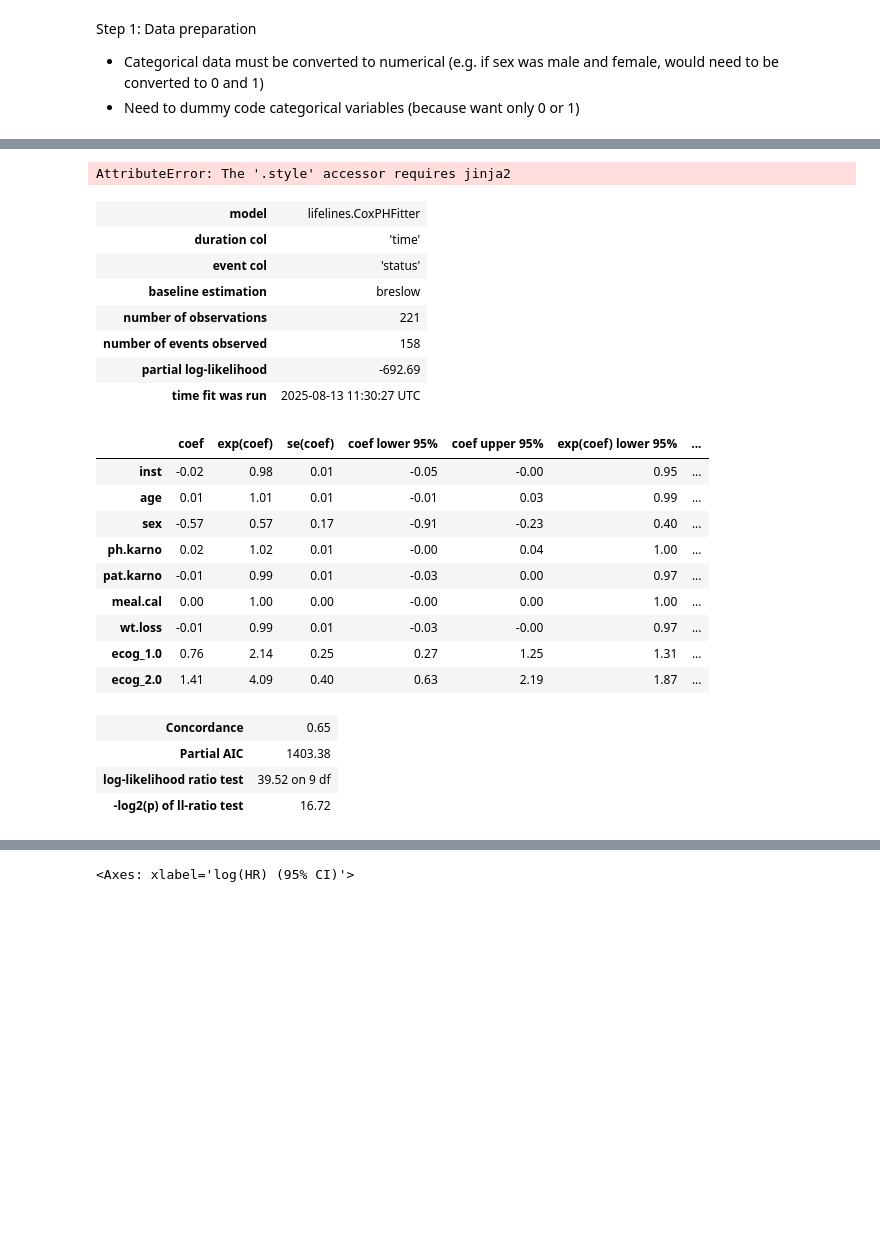
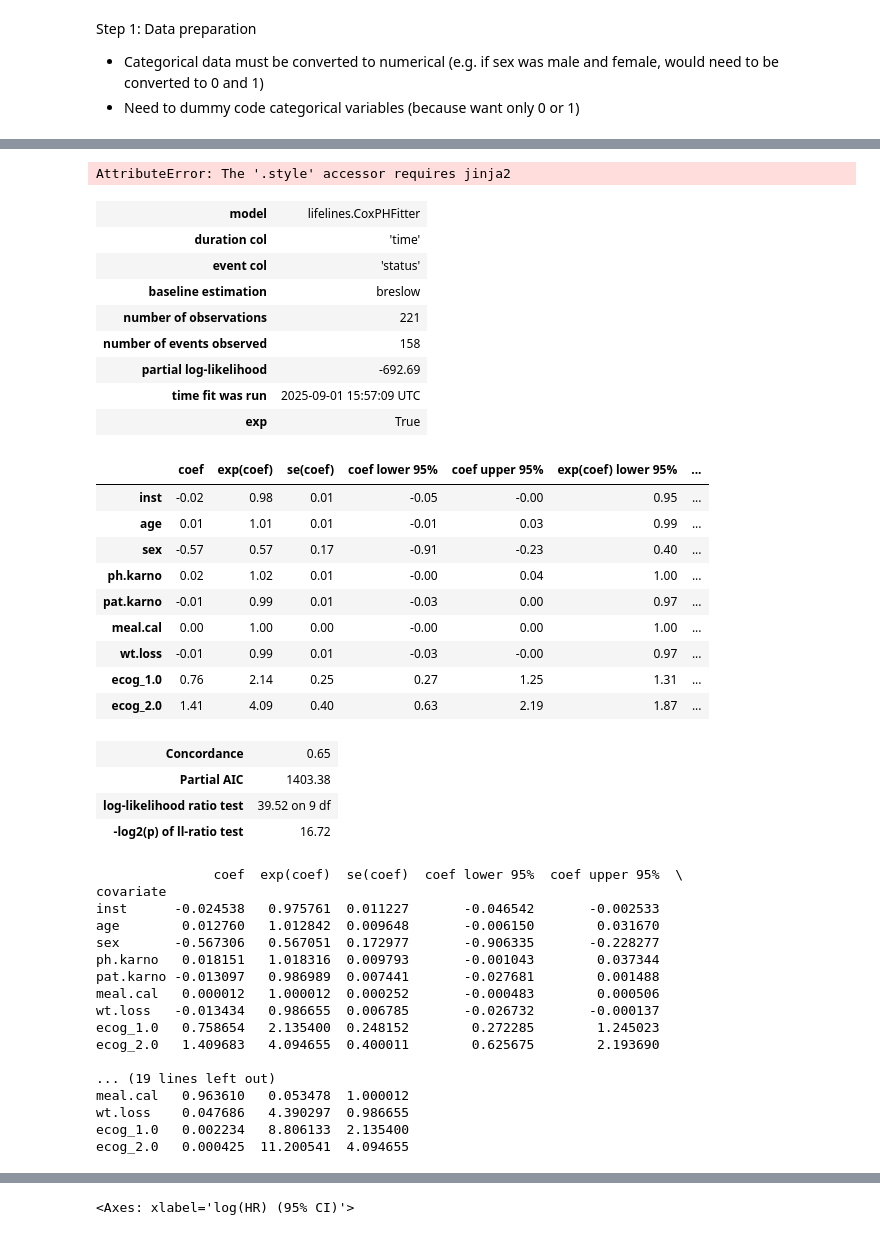
Before and after one commit to juliafrankenberg/survival-analysis, a Jupyter notebook: survival.ipynb, the cells around one changed output, grey strips where cells are left out. Cells and saved outputs as stored; diff of their text form; code cells hidden in the pictures; blank space fills up the shorter version.

```diff
--- a/survival.ipynb
+++ b/survival.ipynb
@@ -335,19 +370,27 @@ True
 # %%
 # Fitting the COX-PH Model (from lifelines package)
 from lifelines import CoxPHFitter
 cph = CoxPHFitter()
 cph.fit(lung_cox, duration_col = 'time', event_col = 'status')
-cph.print_summary()
+cph.print_summary(exp=True)
+
+
+
+#add the hazard ratios to the summary output
+summary = cph.summary.copy()  # summary is a DataFrame
+summary['HR'] = np.exp(summary['coef'])
+print(summary)
 # %% [output]
 AttributeError: The '.style' accessor requires jinja2
 | model | lifelines.CoxPHFitter |
 | duration col | 'time' |
 | event col | 'status' |
 | baseline estimation | breslow |
 | number of observations | 221 |
 | number of events observed | 158 |
 | partial log-likelihood | -692.69 |
-| time fit was run | 2025-08-13 11:30:27 UTC |
+| time fit was run | 2025-09-01 15:57:09 UTC |
+| exp | True |
 |  | coef | exp(coef) | se(coef) | coef lower 95% | coef upper 95% | exp(coef) lower 95% | ... |
 | inst | -0.02 | 0.98 | 0.01 | -0.05 | -0.00 | 0.95 | ... |
 | age | 0.01 | 1.01 | 0.01 | -0.01 | 0.03 | 0.99 | ... |
@@ -362,3 +405,20 @@ AttributeError: The '.style' accessor requires jinja2
 | Partial AIC | 1403.38 |
 | log-likelihood ratio test | 39.52 on 9 df |
 | -log2(p) of ll-ratio test | 16.72 |
+               coef  exp(coef)  se(coef)  coef lower 95%  coef upper 95%  \
+covariate
+inst      -0.024538   0.975761  0.011227       -0.046542       -0.002533
+age        0.012760   1.012842  0.009648       -0.006150        0.031670
+sex       -0.567306   0.567051  0.172977       -0.906335       -0.228277
+ph.karno   0.018151   1.018316  0.009793       -0.001043        0.037344
+pat.karno -0.013097   0.986989  0.007441       -0.027681        0.001488
+meal.cal   0.000012   1.000012  0.000252       -0.000483        0.000506
+wt.loss   -0.013434   0.986655  0.006785       -0.026732       -0.000137
+ecog_1.0   0.758654   2.135400  0.248152        0.272285        1.245023
+ecog_2.0   1.409683   4.094655  0.400011        0.625675        2.193690
+
+... (19 lines left out)
+meal.cal   0.963610   0.053478  1.000012
+wt.loss    0.047686   4.390297  0.986655
+ecog_1.0   0.002234   8.806133  2.135400
+ecog_2.0   0.000425  11.200541  4.094655
```
Also changed, not shown: parts of 22 cells of this notebook.
